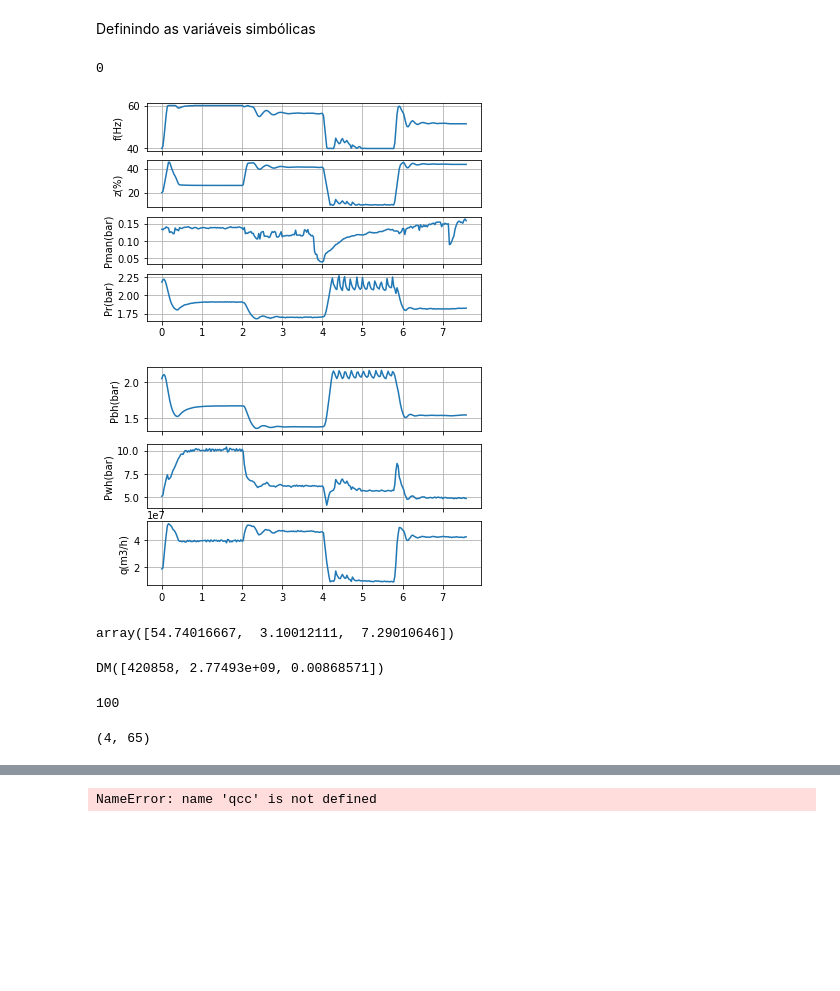
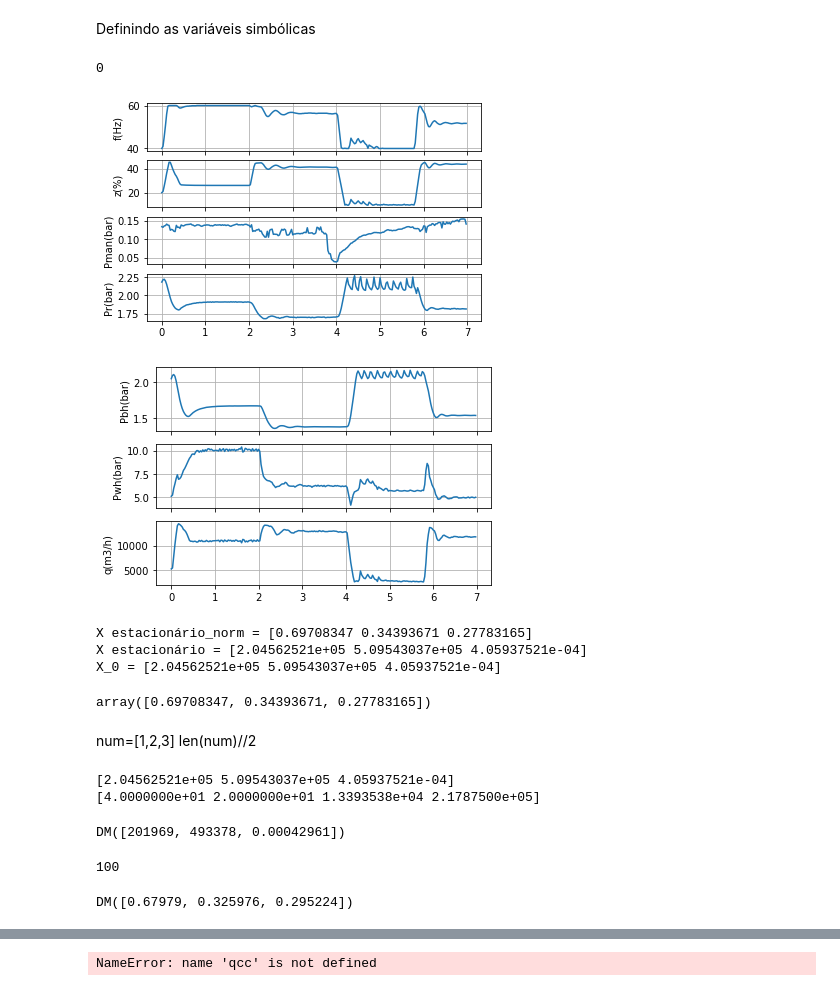
Before and after one commit to tanielfranklin/BCS, a Jupyter notebook: LEA_model/sim _main.ipynb, the cells around one changed output, grey strips where cells are left out. Cells and saved outputs as stored; diff of their text form; code cells hidden in the pictures; blank space fills up the shorter version.

```diff
--- a/LEA_model/sim _main.ipynb
+++ b/LEA_model/sim _main.ipynb
@@ -12,37 +12,38 @@ Definindo as variáveis simbólicas
 
 # =========================================================================
 #  Define as entradas do BCS LEA
 # =========================================================================
 #freq = Cexp.referencia_frequencia_inversor(1:nsim)*0.1;                   % [Hz] frequencia de operacao
 intervalo=np.array([int(1.5*3600),int(2.5*3600)])
 intervalo=np.array([int(0*3600),int(7.6*3600)])
+intervalo=np.array([int(0*3600),int(7*3600)])
 LEA=dados_exp_LEA("./dados_experimentais/Dados_BCSLEA_20210818.mat",intervalo)
 #Perturbações#######################################
 pman=LEA['pressao_manifold_coriolis']*1e5
 pres=LEA['pressao_reservatorio']*1e5
 #Estados############################################
-q=LEA['vazao']
+q=LEA['vazao']/3600
 pbh=LEA['pressao_fundo']
 pwh=LEA['pressao_choke']
 #Entradas exógenas manipuladas######################
 zc = LEA['valvula_pneumatica_topo']#[0:nsim]
 fk = LEA['referencia_frequencia_inversor']#[0:nsim]
 #Valores iniciais####################################
 pm_0=pman[0]
 pr_0=pres[0]
 u_0=np.array([fk[0],zc[0],pm_0,pr_0]) #entrada inicial
 u_exp=np.array([fk,zc,pman*1e5,pres*1e5])#entradas experimentais
-x_0=np.array([pbh[0]*1e5,pwh[0]*1e5,q[0]/3600])
+x_0=np.array([pbh[0]*1e5,pwh[0]*1e5,q[0]])
 #####################################################
 nsim=LEA['tempo']+1
 ts=LEA['Ts']
 tempo_hora = np.arange(0,nsim*ts,ts)/3600
 ex_plot=plot_exogenous(tempo_hora,[fk,zc,pman,pres])
 ex_states=plot_states(tempo_hora,[pbh*1e5,pwh*1e5,q*3600])
 # %% [output]
 0
-[figure, old version]
+[figure, new version]
-[figure, old version]
+[figure, new version]
 # %%
 #Entradas - conforme binder e pavlov
 #========================================
@@ -62,13 +63,23 @@ qc=Lim_c(qlim)
 pbmin=pbhlim[0]
 pwmin=pwhlim[0]
 qmin=qlim[0]
-xss = np.float32(np.array([8311024.82175957,2990109.06207437,0.00995042241351780]))
+#xss = np.float32(np.array([8311024.82175957,2990109.06207437,0.00995042241351780]))
 x0=np.array([pbmin,pwmin,qmin])#,0,0])
 xc=np.array([pbc,pwc,qc])#,1,1])
+xss=x_0
 xssn = (xss-x0)/xc
-xssn
+#### Transforma para unidades de engenharia (bar, m3/h)
+xscale=np.array([1/1e5,1/1e5,3600])
+####
+print(f"X estacionário_norm = {xssn}")
+print(f"X estacionário = {xss}")
+print(f"X_0 = {x_0}")
+(x_0-x0)/xc
 # %% [output]
-array([54.74016667,  3.10012111,  7.29010646])
+X estacionário_norm = [0.69708347 0.34393671 0.27783165]
+X estacionário = [2.04562521e+05 5.09543037e+05 4.05937521e-04]
+X_0 = [2.04562521e+05 5.09543037e+05 4.05937521e-04]
+array([0.69708347, 0.34393671, 0.27783165])
 # %%
 # Criando simbolica
 from casadi import MX,Function
@@ -84,6 +95,9 @@ from lea_utils import model as ED
 dfq_max = 0.5;    # m�xima varia��o em f/s
 dzc_max = 1;      # máxima variação em zc
 dx1,dx2,dx3,pin,H=ED.EDO(x,u)
+# %% [markdown]
+num=[1,2,3]
+len(num)//2
 # %%
 dxdt = csvertcat(dx1,dx2,dx3)
 # dxdt = casadi.vertcat(dpbhdt,dpwhdt,dqdt)
@@ -145,10 +159,14 @@ yss=sea_nl(sol['x'],BCS['u'])
 Estacionario = Function('Estacionario',[BCS['x'],BCS['u']],[sol['x']],['x0','uss'],['xss']);
 # %%
 BCS['Estacionario'] = Estacionario;
-uss=np.array([6.0000000e+01, 2.6001341e+01, 1.3833094e+04, 1.9062502e+05])
+xss=x_0;uss=u_0
+print(xss)
+print(uss)
 Estacionario(xssn,uss)*xc+x0
 # %% [output]
-DM([420858, 2.77493e+09, 0.00868571])
+[2.04562521e+05 5.09543037e+05 4.05937521e-04]
+[4.0000000e+01 2.0000000e+01 1.3393538e+04 2.1787500e+05]
+DM([201969, 493378, 0.00042961])
 # %%
 # Definir variaveis manipuladas e controladas e disturbio externo
 mv = [0,1]    #% [f, Zc]
@@ -261,10 +279,12 @@ uss=uss.reshape([4,1])
 xss=Estacionario(xssn,uss)
 xss
 xss=Estacionario(xss,uss)
-# %%
-uk_1.shape
-# %% [output]
-(4, 65)
+# %%
+xss
+xss=Estacionario(xss,uss)
+xss
+# %% [output]
+DM([0.67979, 0.325976, 0.295224])
 # %%
 #xpk = Modelo_Predicao2(xssn,uss) #valores normalizados
 
```
Also changed, not shown: parts of 8 cells of this notebook, 2 other files.
